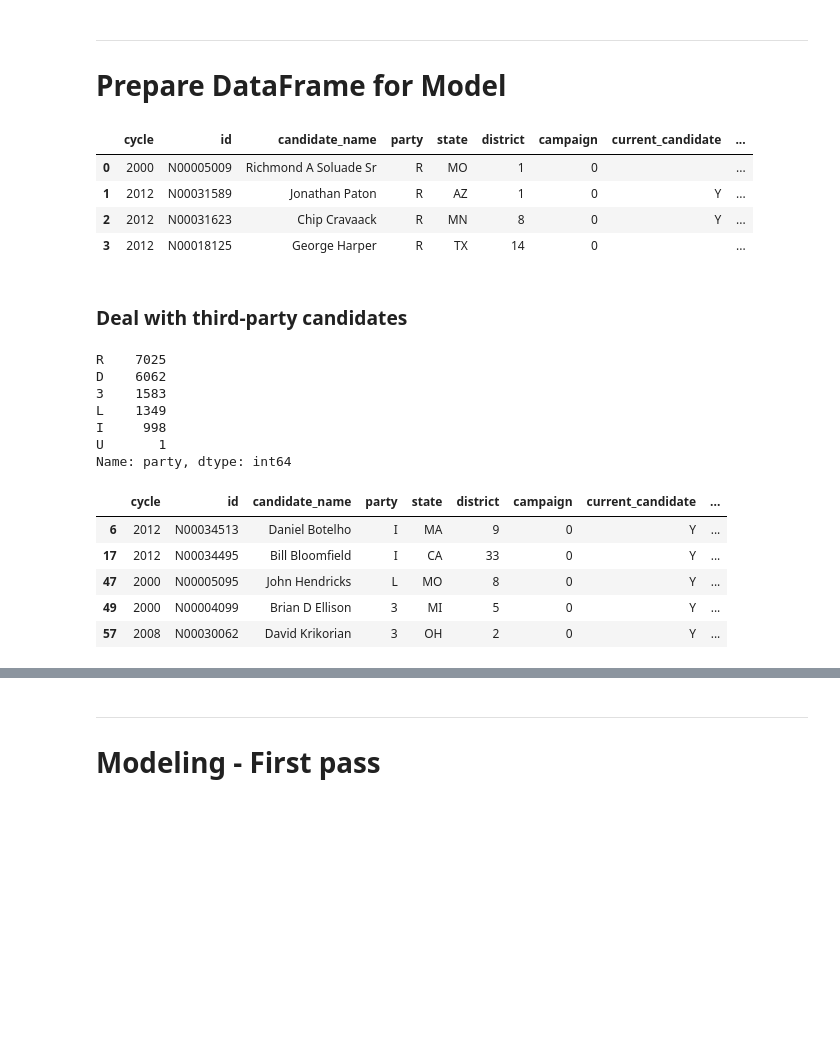
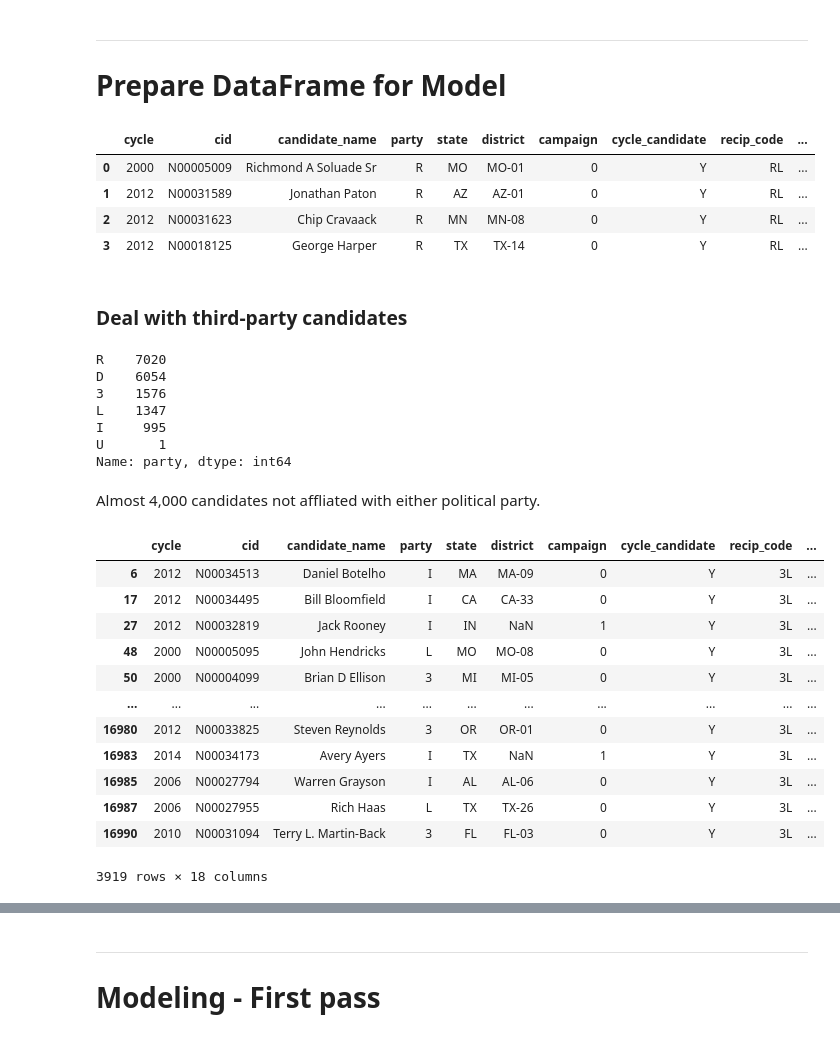
Before and after one commit to APascale2021/dsir_capstone, a Jupyter notebook: notebooks/03_Candidate_Models.ipynb, the cells around one changed output, grey strips where cells are left out. Saved outputs shown, nothing was run; the diff lists cells and outputs as text; code cells hidden in the pictures; blank space fills up the shorter version.

```diff
--- a/notebooks/03_Candidate_Models.ipynb
+++ b/notebooks/03_Candidate_Models.ipynb
@@ -25,6 +163,6 @@ recent_candidates.to_csv('../data/recent_candidates.csv', index=False)
 ---
 ## Pre-Processing for Exploratory Data Analysis
 # %%
-candidates = pd.read_csv('../data/recent_candidates.csv')
-candidates.drop(columns=['current_candidate', 'cycle_candidate'], axis=1).head()
+candidates = pd.read_csv('../data/candidates_clean.csv')
+candidates.drop(columns='cycle_candidate', axis=1).head()
 # %% [output]
@@ -49,15 +187,8 @@ candidates[candidates['candidate_name']=='Steven Daines'].sort_values(by='cycle'
 First letter represents party affliation. Second letter is the outcome of the campaign. “W” for Winner, “L” for Loser, “I” for incumbent, “C” for Challenger, “O” for “Open Seat”, and “N” for Non-incumbent.
 # %%
 # Extract whether or not campaign won from Recip Code
-candidates['recip_code'] = candidates['recip_code'].str.upper()
 won = [1 if code.endswith('W') else 0 if code.endswith('L') else np.nan for code in candidates['recip_code']]
 candidates.insert(9, 'won', won)
-
-candidates['district'] = candidates['district'].fillna('*')
-
-# Create new column to distinguish between House and Senate races
-campaign = candidates['district'].apply(lambda x: 'SEN' if x=='*' else 'CON')
-candidates.insert(6, 'campaign', campaign)
 # %%
 # Filter by active campaigns only
 in_cycle = candidates[(candidates['cycle_candidate']=='Y') & (candidates['won'].notnull())]
@@ -349,33 +550,41 @@ in_cycle['campaign'] = in_cycle['campaign'].apply(lambda x: 1 if x=='SEN' else 0
 in_cycle['won'] = in_cycle['won'].apply(lambda x: 1 if x=='Y' else 0)
 in_cycle.head(4)
 # %% [output]
-|  | cycle | id | candidate_name | party | state | district | campaign | current_candidate | ... |
-| 0 | 2000 | N00005009 | Richmond A Soluade Sr | R | MO | 1 | 0 |  | ... |
-| 1 | 2012 | N00031589 | Jonathan Paton | R | AZ | 1 | 0 | Y | ... |
-| 2 | 2012 | N00031623 | Chip Cravaack | R | MN | 8 | 0 | Y | ... |
-| 3 | 2012 | N00018125 | George Harper | R | TX | 14 | 0 |  | ... |
+|  | cycle | cid | candidate_name | party | state | district | campaign | cycle_candidate | recip_code | ... |
+| 0 | 2000 | N00005009 | Richmond A Soluade Sr | R | MO | MO-01 | 0 | Y | RL | ... |
+| 1 | 2012 | N00031589 | Jonathan Paton | R | AZ | AZ-01 | 0 | Y | RL | ... |
+| 2 | 2012 | N00031623 | Chip Cravaack | R | MN | MN-08 | 0 | Y | RL | ... |
+| 3 | 2012 | N00018125 | George Harper | R | TX | TX-14 | 0 | Y | RL | ... |
 # %% [markdown]
 ### Deal with third-party candidates
 # %%
 in_cycle['party'].value_counts()
 # %% [output]
-R    7025
-D    6062
-3    1583
-L    1349
-I     998
+R    7020
+D    6054
+3    1576
+L    1347
+I     995
 U       1
 Name: party, dtype: int64
+# %% [markdown]
+Almost 4,000 candidates not affliated with either political party.
 # %%
-# Almost 4,000 canidates not affliated with either political party
 third_parties = ['I', 'L', '3', 'U']
 boolean_filter = in_cycle.party.isin(third_parties)
 independent_candidates = in_cycle[boolean_filter]
-independent_candidates.head()
+independent_candidates
 # %% [output]
-|  | cycle | id | candidate_name | party | state | district | campaign | current_candidate | ... |
-| 6 | 2012 | N00034513 | Daniel Botelho | I | MA | 9 | 0 | Y | ... |
-| 17 | 2012 | N00034495 | Bill Bloomfield | I | CA | 33 | 0 | Y | ... |
-| 47 | 2000 | N00005095 | John Hendricks | L | MO | 8 | 0 | Y | ... |
-| 49 | 2000 | N00004099 | Brian D Ellison | 3 | MI | 5 | 0 | Y | ... |
-| 57 | 2008 | N00030062 | David Krikorian | 3 | OH | 2 | 0 | Y | ... |
+|  | cycle | cid | candidate_name | party | state | district | campaign | cycle_candidate | recip_code | ... |
+| 6 | 2012 | N00034513 | Daniel Botelho | I | MA | MA-09 | 0 | Y | 3L | ... |
+| 17 | 2012 | N00034495 | Bill Bloomfield | I | CA | CA-33 | 0 | Y | 3L | ... |
+| 27 | 2012 | N00032819 | Jack Rooney | I | IN | NaN | 1 | Y | 3L | ... |
+| 48 | 2000 | N00005095 | John Hendricks | L | MO | MO-08 | 0 | Y | 3L | ... |
+| 50 | 2000 | N00004099 | Brian D Ellison | 3 | MI | MI-05 | 0 | Y | 3L | ... |
+| ... | ... | ... | ... | ... | ... | ... | ... | ... | ... | ... |
+| 16980 | 2012 | N00033825 | Steven Reynolds | 3 | OR | OR-01 | 0 | Y | 3L | ... |
+| 16983 | 2014 | N00034173 | Avery Ayers | I | TX | NaN | 1 | Y | 3L | ... |
+| 16985 | 2006 | N00027794 | Warren Grayson | I | AL | AL-06 | 0 | Y | 3L | ... |
+| 16987 | 2006 | N00027955 | Rich Haas | L | TX | TX-26 | 0 | Y | 3L | ... |
+| 16990 | 2010 | N00031094 | Terry L. Martin-Back | 3 | FL | FL-03 | 0 | Y | 3L | ... |
+3919 rows × 18 columns
```
Also changed, not shown: parts of 70 cells of this notebook, 1 other file.
